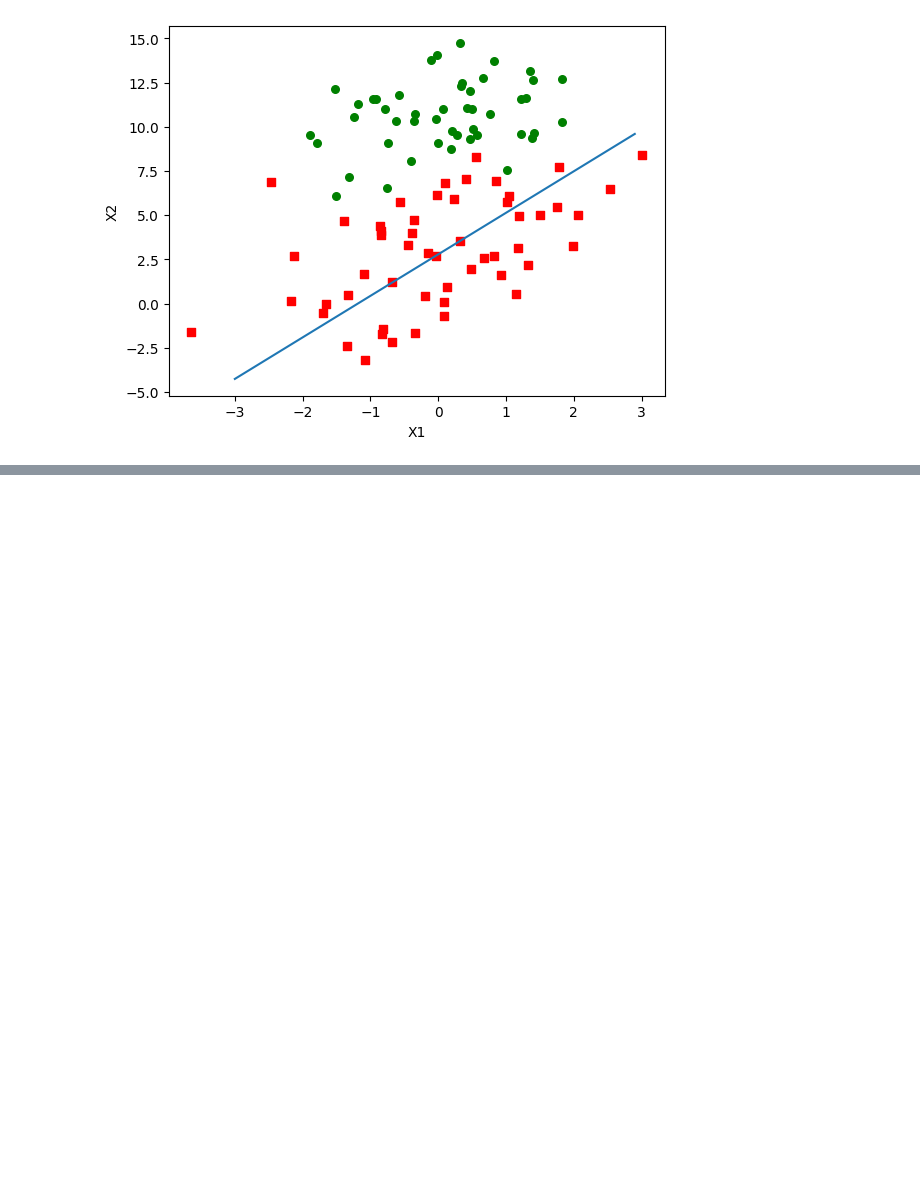
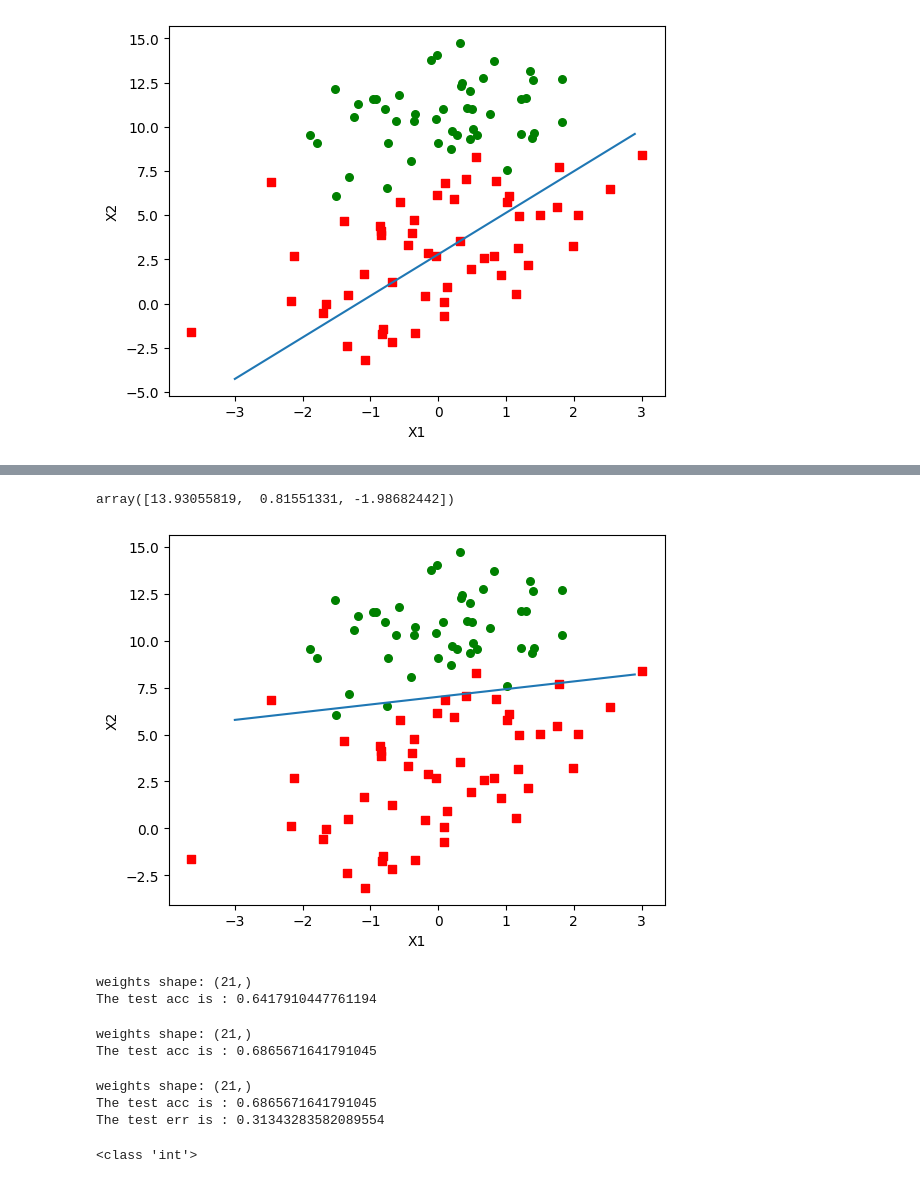
Before and after one commit to weiyuanhong623/Deep-learning, a Jupyter notebook: 练习/logregres/log.ipynb, the cells around one changed output, grey strips where cells are left out. Cells and saved outputs as stored; diff of their text form; code cells hidden in the pictures; blank space fills up the shorter version.

```diff
--- a/练习/logregres/log.ipynb
+++ b/练习/logregres/log.ipynb
@@ -16,7 +16,12 @@ def loadDataSet():
     return dataMat,labelMat
 # %%
 def sigmoid(inx):
-    return 1.0/(1+np.exp(-inx))
+    if inx>0:
+        return 1.0/(1+np.exp(-inx))
+
+    #RuntimeWarning: overflow encountered in exp return 1.0/(1+np.exp(-inx))
+    else:
+        return np.exp(inx)/(np.exp(inx)+1)
 # %%
 #梯度上升
 #这里对于构建的线性模型的体现就在于：dataMatin*weights
@@ -185,0 +126,28 @@ plotBestFit(dataArr,labelMat,weights2)
+# %%
+#随机梯度
+#随机梯度有利于减少权重 迭代时周期性的波动，以及获得更快的收敛速度。
+def stocGradAscent1(dataMat,labels,numIter):
+    dataMat=np.array(dataMat)
+    m,n=np.shape(dataMat)
+    weights=np.ones(n)
+
+    for i in range(numIter):      #进行150次迭代
+        dataIndex=list(range(m))  #对下标进行记录，保证每次
+        for j in range(m):       #对于每个样本，批量大小是1
+            lr=4/(1.0+i+j)+0.01     #更新lr
+            randIndex=int(np.random.uniform(0,len(dataIndex)))    #随机取0-100之间的数作为下标（即随机取一个样本）
+            y_h=sigmoid(sum(dataMat[randIndex]*weights))          #点积后求和
+            loss=labels[randIndex]-y_h
+            weights=weights+lr*loss*dataMat[randIndex]
+            del(dataIndex[randIndex])
+    return weights
+# %%
+weight3=stocGradAscent1(dataArr,labelMat,150)
+# %%
+weight3
+# %% [output]
+array([13.93055819,  0.81551331, -1.98682442])
+# %%
+plotBestFit(dataArr,labelMat,weight3)
+# %% [output]
+[figure, added]
@@ -185,0 +216,20 @@ plotBestFit(dataArr,labelMat,weights2)
+# %%
+single_result=colicTest()
+# %% [output]
+weights shape: (21,)
+The test acc is : 0.6417910447761194
+# %%
+single_result_overflow=colicTest()
+# %% [output]
+weights shape: (21,)
+The test acc is : 0.6865671641791045
+# %%
+single_result_acc_err=colicTest()
+# %% [output]
+weights shape: (21,)
+The test acc is : 0.6865671641791045
+The test err is : 0.31343283582089554
+# %%
+print(type(single_result))
+# %% [output]
+<class 'int'>
```
Also changed, not shown: parts of 31 cells of this notebook.
